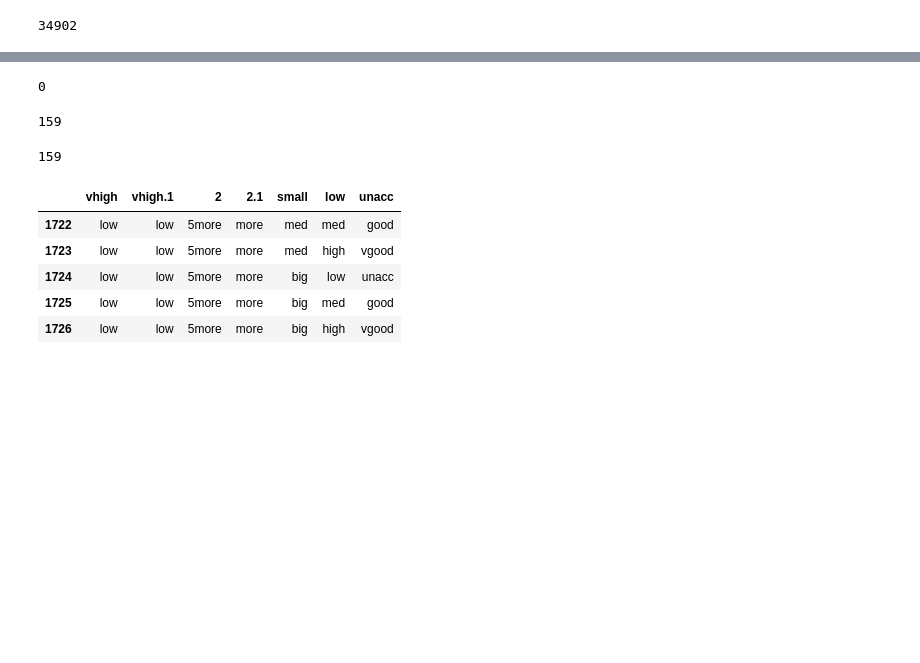
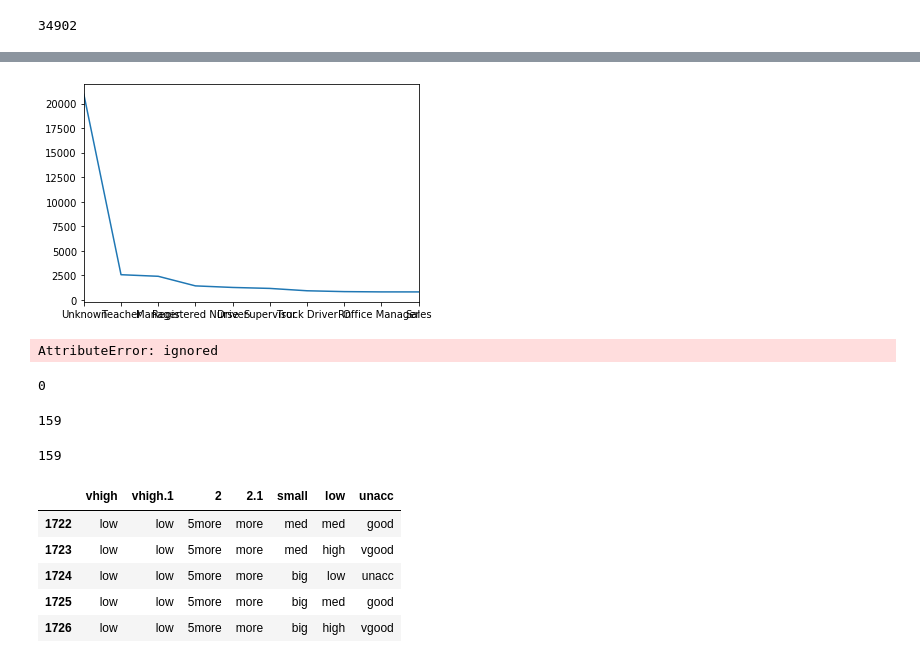
Before and after one commit to daniela500/DS-Unit-1-Sprint-1-Data-Wrangling-and-Storytelling, a Jupyter notebook: module2-make-features/LS_DS_112_Make_Features_Assignment.ipynb, the cells around one changed output, grey strips where cells are left out. Drawn from its saved outputs; the diff is of its cells as text; code cells hidden in the pictures; blank space fills up the shorter version.

```diff
--- a/module2-make-features/LS_DS_112_Make_Features_Assignment.ipynb
+++ b/module2-make-features/LS_DS_112_Make_Features_Assignment.ipynb
@@ -98,3 +146,6 @@ non_managers = df1[-condition]
 # %%
 df1['issue_d'] = pd.to_datetime(df['issue_d'],infer_datetime_format=True)
 df1['issue_d_year'] = df1['issue_d'].dt.year
+# %%
+summary = df1['emp_title'].value_counts()
+summary[:10]
@@ -101,3 +164,11 @@ df1['issue_d_year'] = df1['issue_d'].dt.year
+# %%
+summary[:10].plot();
+# %% [output]
+[figure, added]
+# %%
+df['term'].strip('months')
+# %% [output]
+AttributeError: ignored
 # %%
 # Bellow is the new work
 # %%
```
Also changed, not shown: parts of 5 cells of this notebook.
